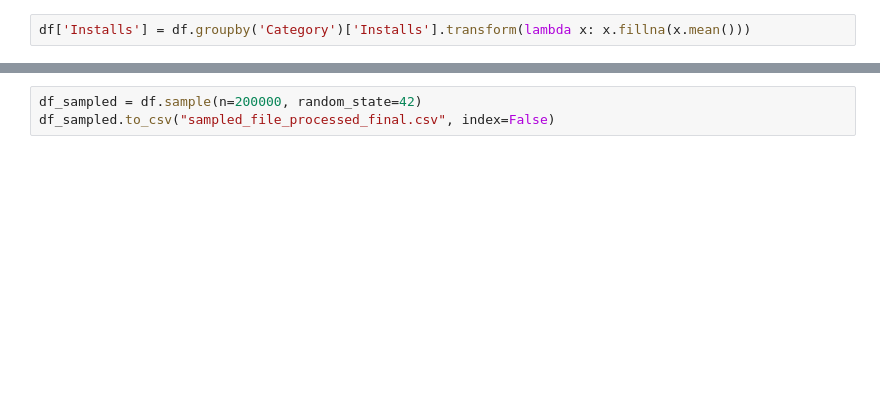
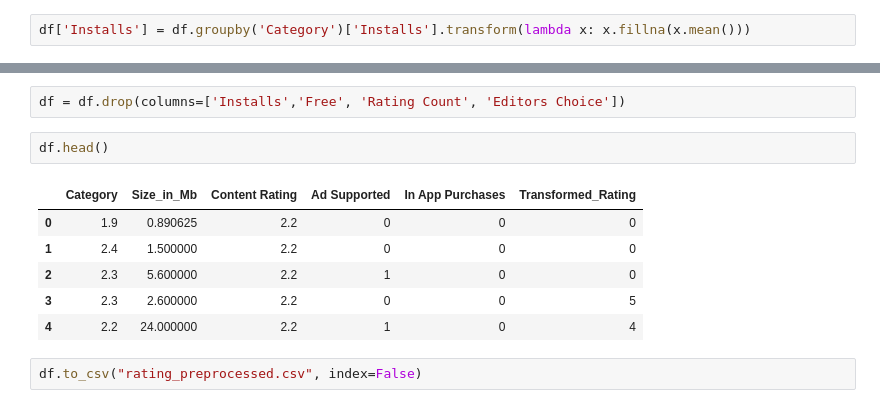
Before and after one commit to BhupaliRane/Google-Playstore-Analysis-and-Prediction-System, a Jupyter notebook: Preprocessing and Sql Connection.ipynb, the cells around one changed output, grey strips where cells are left out. Drawn from its saved outputs; the diff is of its cells as text; blank space fills up the shorter version.

```diff
--- a/Preprocessing and Sql Connection.ipynb
+++ b/Preprocessing and Sql Connection.ipynb
@@ -467,5 +487,15 @@ df.head()
+# %%
+df = df.drop(columns=['Installs','Free', 'Rating Count', 'Editors Choice'])
+# %%
+df.head()
+# %% [output]
+|  | Category | Size_in_Mb | Content Rating | Ad Supported | In App Purchases | Transformed_Rating |
+| 0 | 1.9 | 0.890625 | 2.2 | 0 | 0 | 0 |
+| 1 | 2.4 | 1.500000 | 2.2 | 0 | 0 | 0 |
+| 2 | 2.3 | 5.600000 | 2.2 | 1 | 0 | 0 |
+| 3 | 2.3 | 2.600000 | 2.2 | 0 | 0 | 5 |
+| 4 | 2.2 | 24.000000 | 2.2 | 1 | 0 | 4 |
 # %%
-df_sampled = df.sample(n=200000, random_state=42)
-df_sampled.to_csv("sampled_file_processed_final.csv", index=False)
+df.to_csv("rating_preprocessed.csv", index=False)
 # %%
 # Load CSV into Pandas
```
Also changed, not shown: parts of 12 cells of this notebook, 5 other files.
